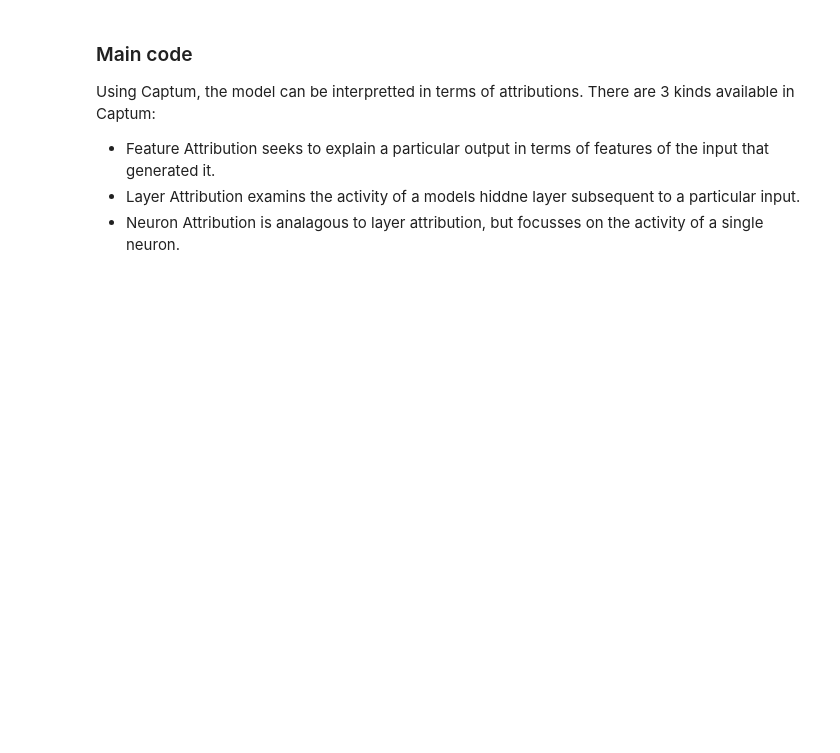
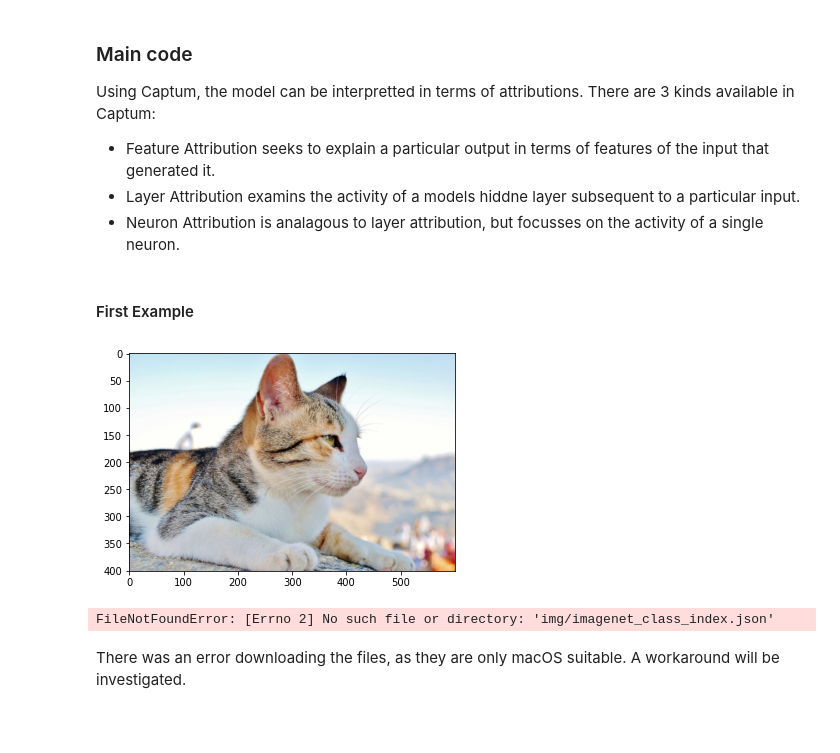
Before and after one commit to el1247/PytorchTesting, a Jupyter notebook: Tutorials/PytorchTestYT7_ModelUnderstanding.ipynb, the cells around one changed output. Saved outputs shown, nothing was run; the diff lists cells and outputs as text; code cells hidden in the pictures; blank space fills up the shorter version.

Commit message:
Sample Image Display
The provided files are not suitable for running on windows OS, so a suitable workaround will be needed.

```diff
--- a/Tutorials/PytorchTestYT7_ModelUnderstanding.ipynb
+++ b/Tutorials/PytorchTestYT7_ModelUnderstanding.ipynb
@@ -106,3 +114,5 @@ Using Captum, the model can be interpretted in terms of attributions. There are
     <li>Layer Attribution examins the activity of a models hiddne layer subsequent to a particular input.</li>
     <li>Neuron Attribution is analagous to layer attribution, but focusses on the activity of a single neuron.</li>
 </ul>
+# %% [markdown]
+#### First Example
@@ -108,0 +123,7 @@ Using Captum, the model can be interpretted in terms of attributions. There are
+# %%
+test_img = Image.open('data/testing/cat.jpg')
+test_img_data = np.asarray(test_img)
+plt.imshow(test_img_data)
+plt.show()
+# %% [output]
+[figure, added]
@@ -109,2 +140,14 @@ Using Captum, the model can be interpretted in terms of attributions. There are
+# %%
+transformed_img = transform(test_img)
+input_img = transform_normalize(transformed_img)
+intput_img = input_img.unsqueeze(0) #model requires a dummy batch dimension
+
+labels_path = 'img/imagenet_class_index.json'
+with open(labels_path) as json_data:
+    idx_to_labels = json.load(json_data)
+# %% [output]
+FileNotFoundError: [Errno 2] No such file or directory: 'img/imagenet_class_index.json'
+# %% [markdown]
+There was an error downloading the files, as they are only macOS suitable. A workaround will be investigated.
 # %% [markdown]
 <br>
```
Also changed, not shown: parts of 3 cells of this notebook.
